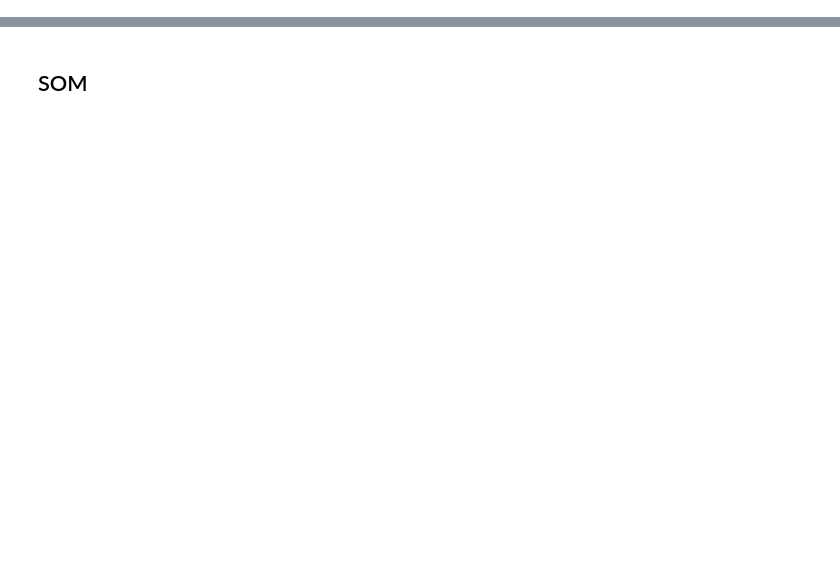
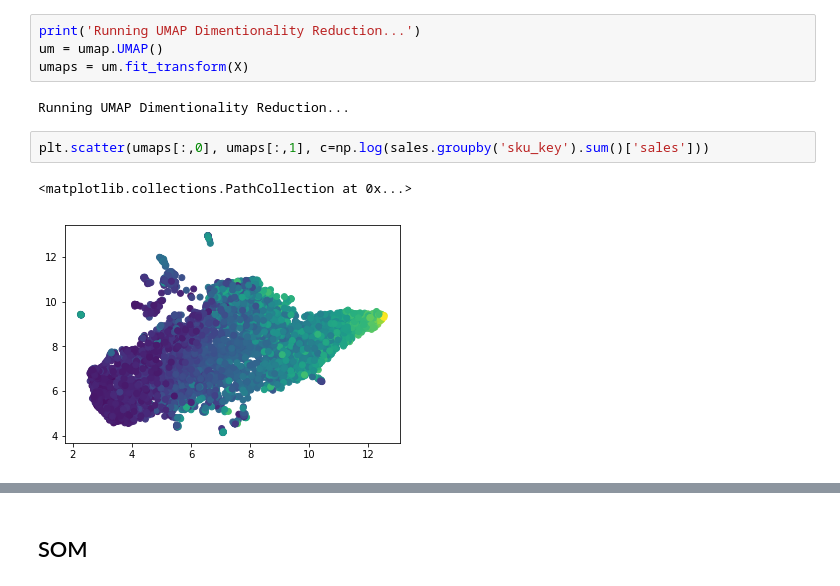
Before and after one commit to brandries/project_echo_clustering, a Jupyter notebook: clustering/Visualize_Notebook.ipynb, the cells around one changed output, grey strips where cells are left out. Cells and saved outputs as stored; diff of their text form; blank space fills up the shorter version.

```diff
--- a/clustering/Visualize_Notebook.ipynb
+++ b/clustering/Visualize_Notebook.ipynb
@@ -26,3 +28,14 @@ X = scale.fit_transform(df)
 names = df.columns
 # %% [output]
 Reading in the data...
+# %%
+print('Running UMAP Dimentionality Reduction...')
+um = umap.UMAP()
+umaps = um.fit_transform(X)
+# %% [output]
+Running UMAP Dimentionality Reduction...
+# %%
+plt.scatter(umaps[:,0], umaps[:,1], c=np.log(sales.groupby('sku_key').sum()['sales']))
+# %% [output]
+<matplotlib.collections.PathCollection at 0x...>
+[figure, added]
```
Also changed, not shown: parts of 16 cells of this notebook, 1 other file.
